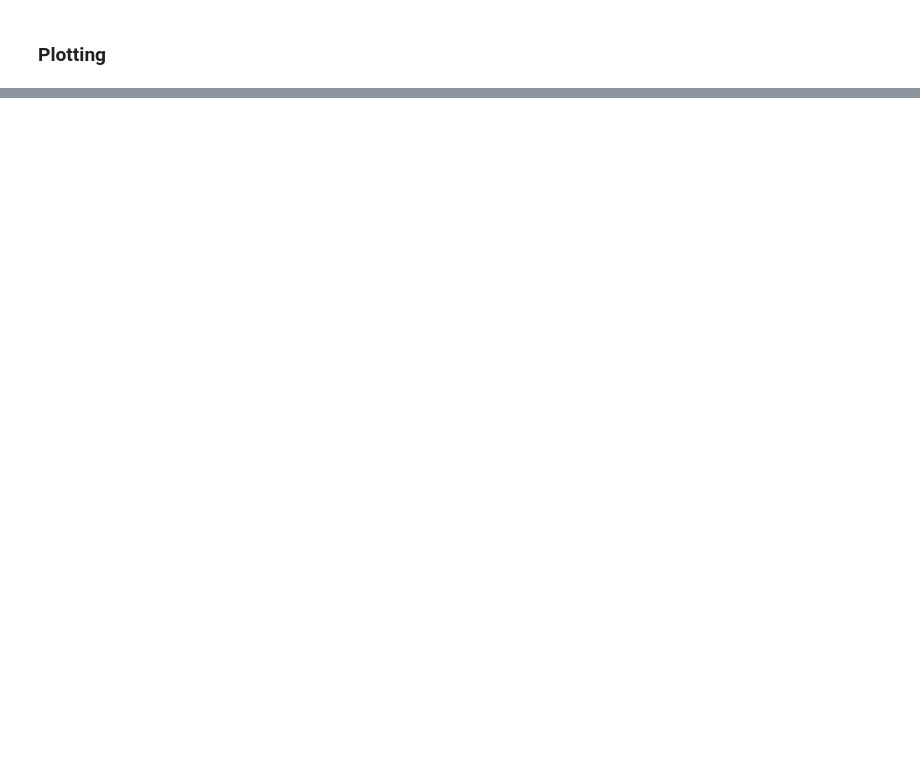
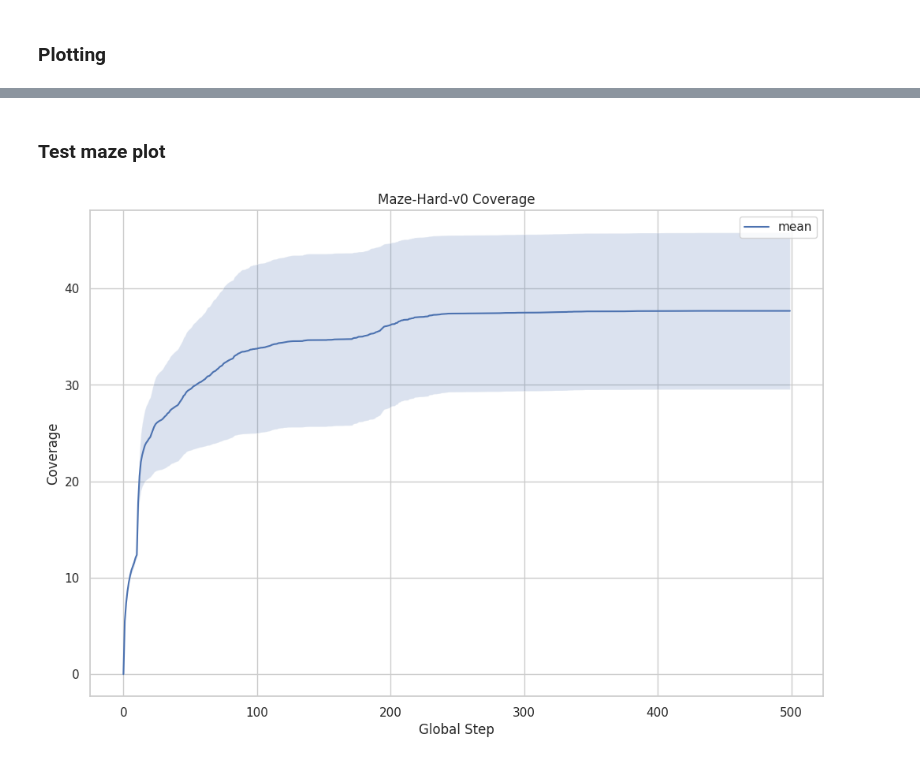
Before and after one commit to Paul-antoineLeTolguenec/RunAwayFromYourPast, a Jupyter notebook: scripts/quantitative_exploration.ipynb, the cells around one changed output, grey strips where cells are left out. Drawn from its saved outputs; the diff is of its cells as text; code cells hidden in the pictures; blank space fills up the shorter version.

```diff
--- a/scripts/quantitative_exploration.ipynb
+++ b/scripts/quantitative_exploration.ipynb
@@ -12,7 +12,7 @@ from tqdm.notebook import tqdm
 wandb.login(timeout=1024)
 
 # Configure project and other parameters if necessary
-project_name = "contrastive_exploration"
+project_name = "run_away_sac"
 entity = "pletctj6"
 
 # Retrieve the runs from the project
@@ -21,3 +21,4 @@ runs = api.runs(f"{entity}/{project_name}")
 
 # Initialize a list to store coverage and shannon entropy data
 experiments_data = {}
+nb_max_samples = int(1e6)
@@ -169,3 +149,10 @@ def traductor_exp(exp_name:str):
+# %%
+def traductor_exp(exp_name:str):
+    # remove sac
+    name = exp_name.replace("sac", "")
+    # Upper case
+    name = name.upper()
+    return name
 # %% [markdown]
 ### Table final coverage
 # %%
@@ -175,7 +162,7 @@ import os
 from tabulate import tabulate
 
 def extract_final_values(experiments_data,
-                        keys=['specific/coverage', 'specific/coverage_mu', 'specific/shanon_entropy', 'specific/shannon_entropy_mu'],
+                        keys=['charts/coverage'],
                         type_id_default = None,
                         env_name_default = None):
     key_data = {}
@@ -209,11 +196,13 @@ def normalize(df, key):
     normalized_df[key+'_max'] = normalized_df.groupby(['exp_name', 'env_name'])[key].transform('max')
     normalized_df[key+'_mean'] = normalized_df.groupby(['exp_name', 'env_name'])[key].transform('mean')
     normalized_df[key+'_std'] = normalized_df.groupby(['exp_name', 'env_name'])[key].transform('std')
+    normalized_df[key+'_ste'] = normalized_df.groupby(['exp_name', 'env_name'])[key].transform('sem')
 
-    normalized_df[key+'_normalized_mean'] = (normalized_df[key+'_mean'] / normalized_df[key+'_max']) * 100
-    normalized_df[key+'_normalized_std'] = (normalized_df[key+'_std'] / normalized_df[key+'_max']) * 100
+    normalized_df[key+'_normalized_mean'] = (normalized_df[key+'_mean'] / np.abs(normalized_df[key+'_max'])) * 100
+    normalized_df[key+'_normalized_std'] = (normalized_df[key+'_std'] / np.abs(normalized_df[key+'_max'])) * 100
+    normalized_df[key+'_normalized_ste'] = (normalized_df[key+'_ste'] / np.abs(normalized_df[key+'_max'])) * 100
 
-    normalized_df = normalized_df[['exp_name', 'env_name', key+'_normalized_mean', key+'_normalized_std']].drop_duplicates()
+    normalized_df = normalized_df[['exp_name', 'env_name', key+'_normalized_mean', key+'_normalized_std', key+'_normalized_ste']].drop_duplicates()
     return normalized_df
 
 
@@ -297,7 +286,7 @@ for type_id in list_type:
         # coverage normalization
         data_normalized_df = normalize(key_df, key)
         # # Formater les résultats
-        data_formatted = format_results(data_normalized_df, key+'_normalized_mean', key+'_normalized_std')
+        data_formatted = format_results(data_normalized_df, key+'_normalized_mean', key+'_normalized_ste')
         # # # Enregistrement des DataFrames au format Markdown
         # # dataframe_to_markdown(coverage_formatted, 'coverage_normalized.md')
         # dataframe_to_markdown(data_formatted, 'shannon_entropy.md')
@@ -532,0 +447,22 @@ coverage mean shape (499825,)
+# %% [markdown]
+### Test maze plot
+# %%
+experiments_data['v2klsac']['maze']['Maze-Hard-v0'].keys()
+# concat df covergae
+df_coverage = pd.concat([experiments_data['v2klsac']['maze']['Maze-Hard-v0'][seed]['history_metrics']['charts/coverage'] for seed in experiments_data['v2klsac']['maze']['Maze-Hard-v0'].keys()], axis=1)
+# mean coverage on dim 1
+df_coverage_mean = df_coverage.mean(axis=1)
+# standard error coverage on dim 1
+df_coverage_ste = df_coverage.std(axis=1) / np.sqrt(df_coverage.shape[1])
+
+# figure
+plt.figure(figsize=(12, 8))
+plt.plot(df_coverage_mean, label='mean')
+plt.fill_between(df_coverage_mean.index, df_coverage_mean - df_coverage_ste, df_coverage_mean + df_coverage_ste, alpha=0.2)
+plt.title('Maze-Hard-v0 Coverage')
+plt.xlabel('Global Step')
+plt.ylabel('Coverage')
+plt.legend()
+plt.show()
+# %% [output]
+[figure, added]
```
Also changed, not shown: parts of 10 cells of this notebook, 2 other files.
